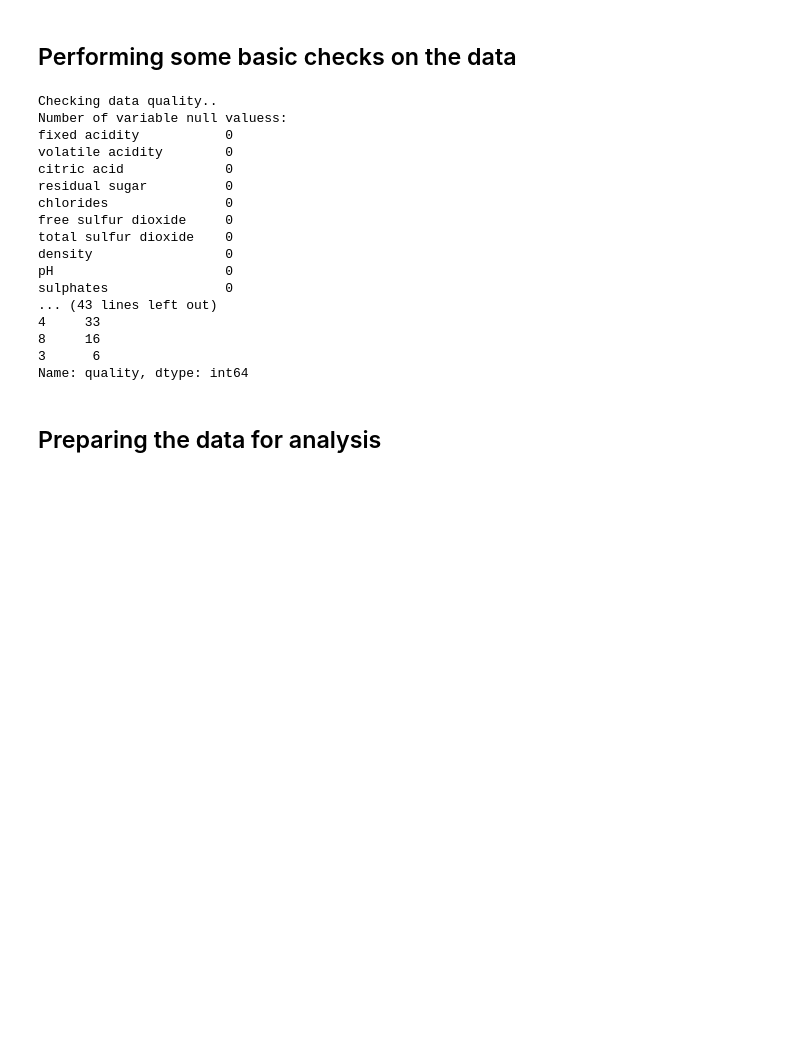
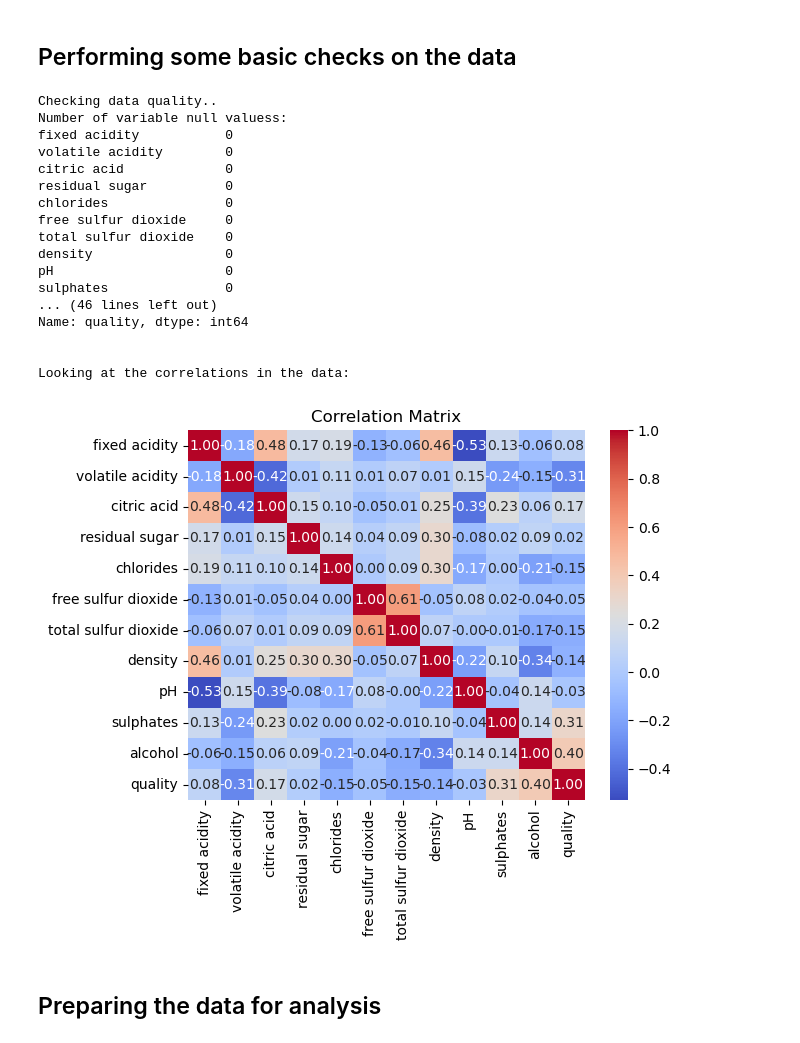
Before and after one commit to lilawr/415-portfolio-project-24, a Jupyter notebook: Wine_Quality_Hyperparameter_Optimization.ipynb, the cells around one changed output. Cells and saved outputs as stored; diff of their text form; code cells hidden in the pictures; blank space fills up the shorter version.

```diff
--- a/Wine_Quality_Hyperparameter_Optimization.ipynb
+++ b/Wine_Quality_Hyperparameter_Optimization.ipynb
@@ -70,36 +74,45 @@ end_bld = "\033[0m"
 
 #Existing quality values in the data
 print("Checking data quality..")
 print(bld+"Number of variable null valuess:"+end_bld)
 print(df.isnull().sum())
 print(bld+"\nNumber of duplicate entries:"+end_bld, df.duplicated().sum())
 
 # Calculate basic statistics
 statistics = df.describe()
 print(statistics)
 
 print("\n\nLooking at the output values... column 'quality'")
 unique_classes = df["quality"].unique()
 print(bld+"Unique quality values:"+end_bld,unique_classes)
 print(bld+"Instance count of quality values:"+end_bld)
 print(df["quality"].value_counts())
+
+print("\n\nLooking at the correlations in the data:")
+corr_df = df.copy()[[col for col in df.columns if 'Id' not in col]]
+corr_df["quality"] = df["quality"].astype('int')
+correlation_matrix = corr_df.corr(method='kendall')
+sns.heatmap(correlation_matrix, annot=True, cmap='coolwarm', fmt=".2f")
+plt.title('Correlation Matrix')
+plt.show()
 # %% [output]
 Checking data quality..
 Number of variable null valuess:
 fixed acidity           0
 volatile acidity        0
 citric acid             0
 residual sugar          0
 chlorides               0
 free sulfur dioxide     0
 total sulfur dioxide    0
 density                 0
 pH                      0
 sulphates               0
-... (43 lines left out)
-4     33
-8     16
-3      6
+... (46 lines left out)
 Name: quality, dtype: int64
+
+
+Looking at the correlations in the data:
+[figure, added]
 # %% [markdown]
 ## Preparing the data for analysis
```
Also changed, not shown: parts of 28 cells of this notebook.
